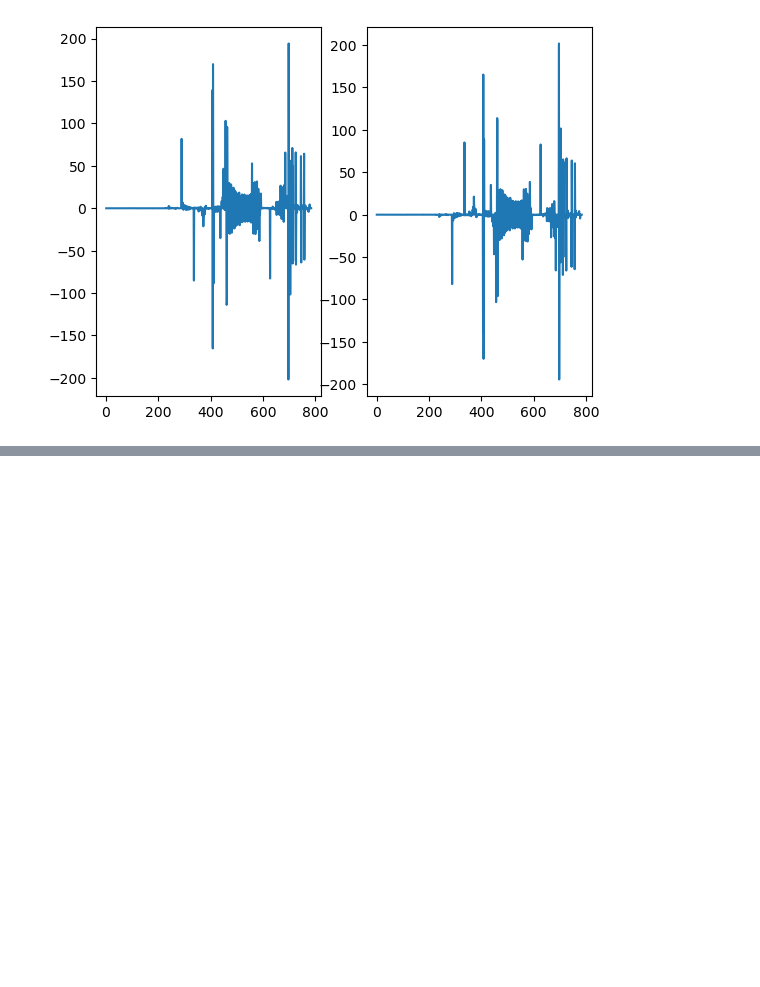
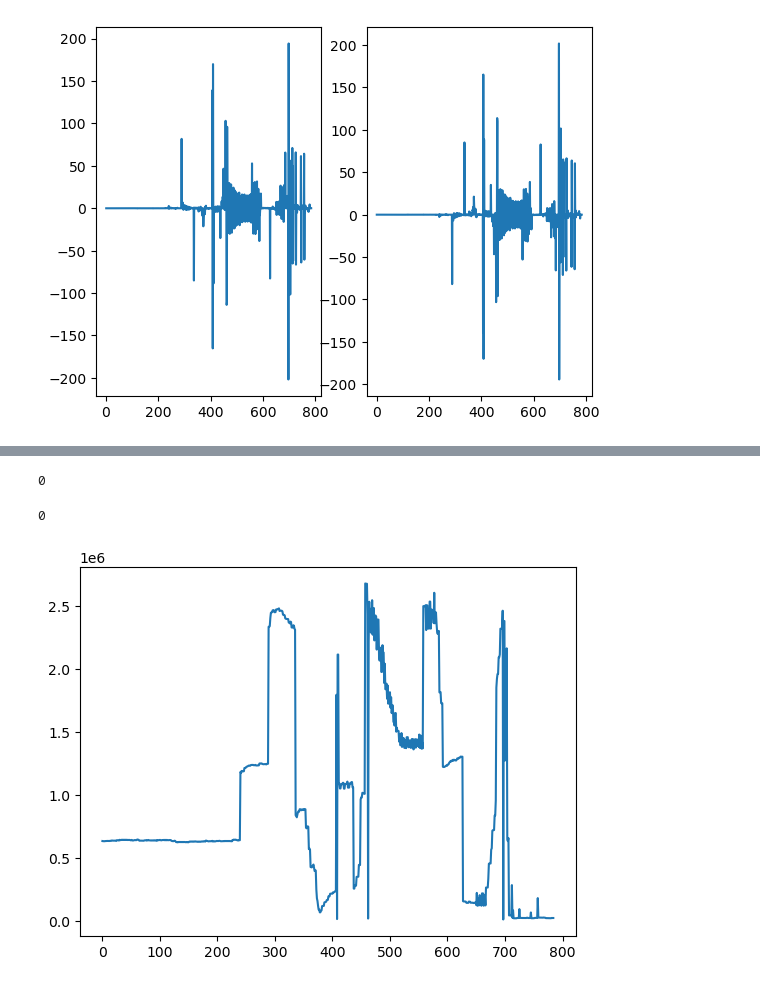
Before and after one commit to dream-team-nadia-woody/epilator, a Jupyter notebook: drafts/vid_test.ipynb, the cells around one changed output, grey strips where cells are left out. Cells and saved outputs as stored; diff of their text form; code cells hidden in the pictures; blank space fills up the shorter version.

```diff
--- a/drafts/vid_test.ipynb
+++ b/drafts/vid_test.ipynb
@@ -124,0 +148,25 @@ vid.mask(100)[:5].show()
+# %%
+df_mean = vid_df.groupby(level=0).lightness.mean()
+vid_mean = new_vid.lightness.agg('mean')
+df_mean = pd.DataFrame(df_mean)
+df_mean['v_lightness'] = vid_mean
+df_mean.apply(lambda row: row.lightness != row.v_lightness, axis=1).sum()
+# %% [output]
+0
+# %%
+df_sum = vid_df.groupby(level=0).lightness.sum()
+vid_sum = new_vid.lightness.agg('sum')
+df_sum = pd.DataFrame(df_sum)
+df_sum['v_lightness'] = vid_sum
+df_sum.apply(lambda row: row.lightness != row.v_lightness, axis=1).sum()
+# %% [output]
+0
+# %%
+reload(v)
+reload(vl)
+vid = v.Video.from_file(
+    'videos/Banned Pokemon Seizure Scene.mp4', Conversions.HSV)
+plt.plot(vid.mask('value', 190,255).value.agg('sum'))
+plt.show()
+# %% [output]
+[figure, added]
```
Also changed, not shown: parts of 7 cells of this notebook, 12 other files.
